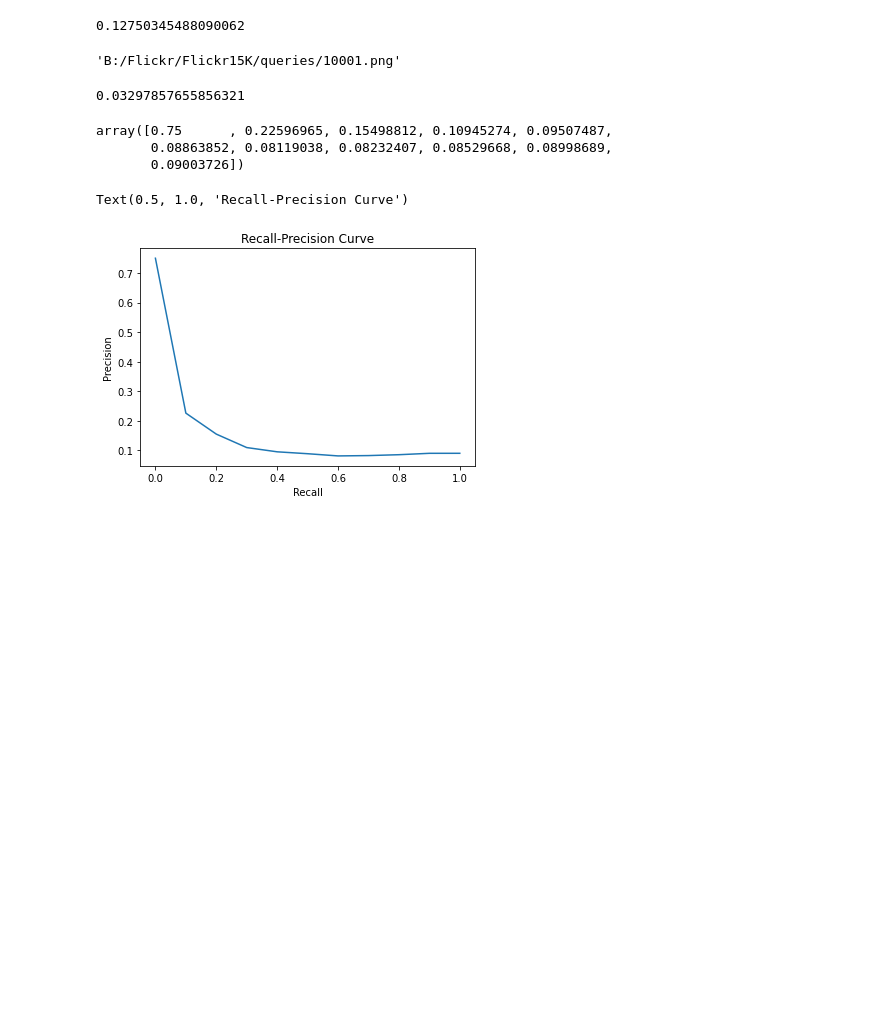
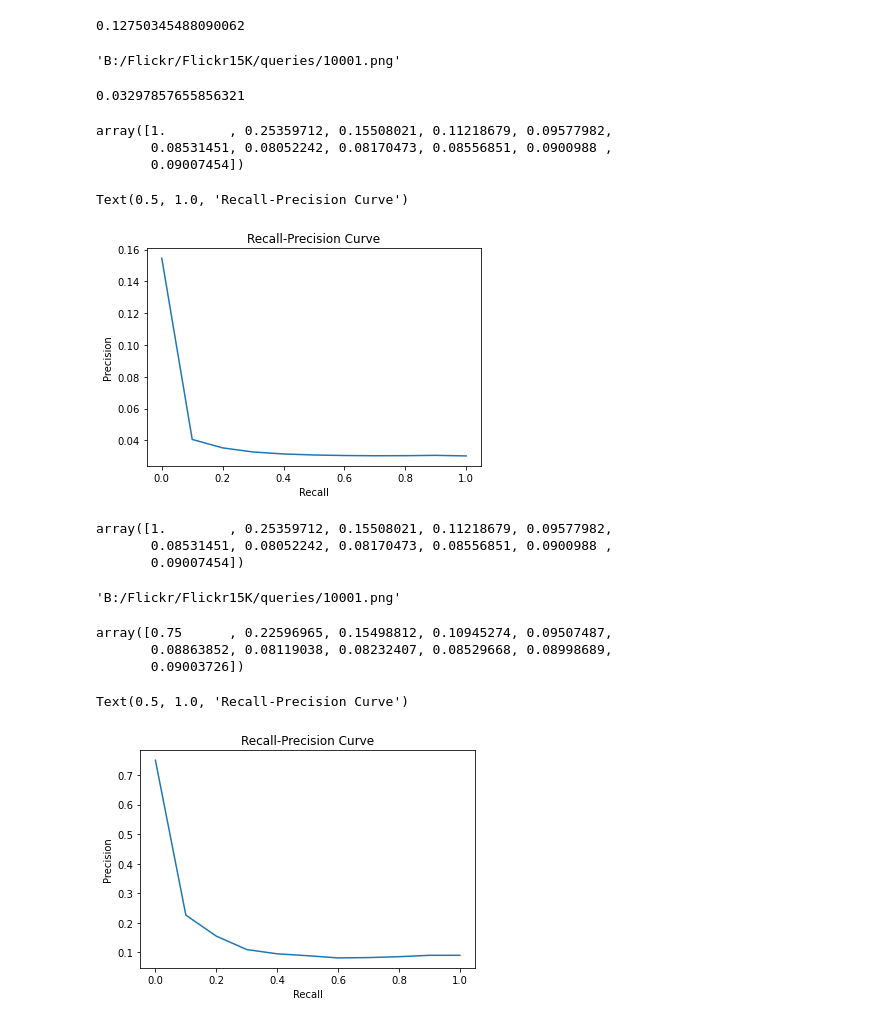
Before and after one commit to rudyn2/cc7221, a Jupyter notebook: tarea2/eval_data.ipynb, the cells around one changed output. Drawn from its saved outputs; the diff is of its cells as text; code cells hidden in the pictures; blank space fills up the shorter version.

Commit message:
Evaluation finished and examples images for each class of eval dataset

```diff
--- a/tarea2/eval_data.ipynb
+++ b/tarea2/eval_data.ipynb
@@ -90,7 +95,7 @@ ap
 # %%
 imgs_names = listdir(r'B:\Flickr\Flickr15K\queries')
 # %%
-
+imgs_names = listdir(r'B:\Flickr\Flickr15K\queries')
 for i in range(len(imgs_names)):
     imgs_names[i] = r'B:/Flickr/Flickr15K/queries/' + imgs_names[i]
 # %%
@@ -103,6 +106,53 @@ mean_ap = map(imgs_names, r)
 mean_ap
 # %% [output]
 0.03297857655856321
+# %%
+rps[0]
+# %% [output]
+array([1.        , 0.25359712, 0.15508021, 0.11218679, 0.09577982,
+       0.08531451, 0.08052242, 0.08170473, 0.08556851, 0.0900988 ,
+       0.09007454])
+# %%
+def recall_prec_tot(r, path_list):
+    test_flickr_db = FlickrDataset('B:\Flickr\Flickr15K\images')
+    img_per_class = test_flickr_db._build_groups()
+    len_classes = []
+    for i in range(1,34):
+        len_classes.append(len(img_per_class[str(i)]))
+    ranks= []
+    cs =[]
+    for j in range(len(path_list)):
+        c,rank = r.get_rank(path_list[j])
+        cs.append(c)
+        ranks.append(rank)
+    rps = []
+    for i in range(len(path_list)):
+        rp = recall_presicion2(cs[i],ranks[i],len_classes[cs[i]-1])
+        print(cs[i]-1)
+        rps.append(rp)
+    return rps
+# %%
+rps = recall_prec_tot(r,imgs_names)
+# %%
+pplot = np.mean(rps, 0)
+# %%
+plt.plot(recalls,pplot)
+plt.xlabel('Recall')
+plt.ylabel('Precision')
+plt.title('Recall-Precision Curve')
+# %% [output]
+Text(0.5, 1.0, 'Recall-Precision Curve')
+[figure, added]
+# %%
+rps[0]
+# %% [output]
+array([1.        , 0.25359712, 0.15508021, 0.11218679, 0.09577982,
+       0.08531451, 0.08052242, 0.08170473, 0.08556851, 0.0900988 ,
+       0.09007454])
+# %%
+imgs_names[0]
+# %% [output]
+'B:/Flickr/Flickr15K/queries/10001.png'
 # %%
 rp = recall_presicion(r,r'B:\Flickr\Flickr15K\queries\1001.png',len_classes[0])
 # %%
```
Also changed, not shown: parts of 22 cells of this notebook, 3 other files.
